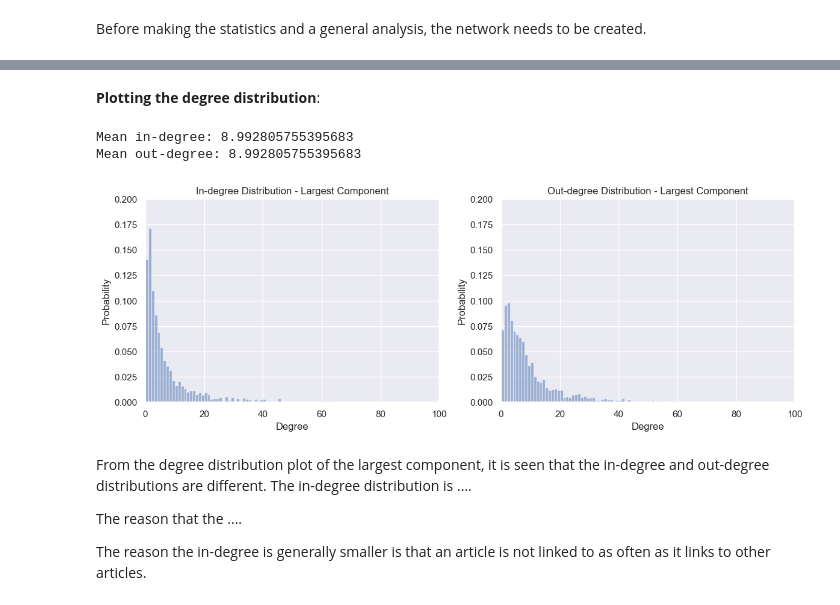
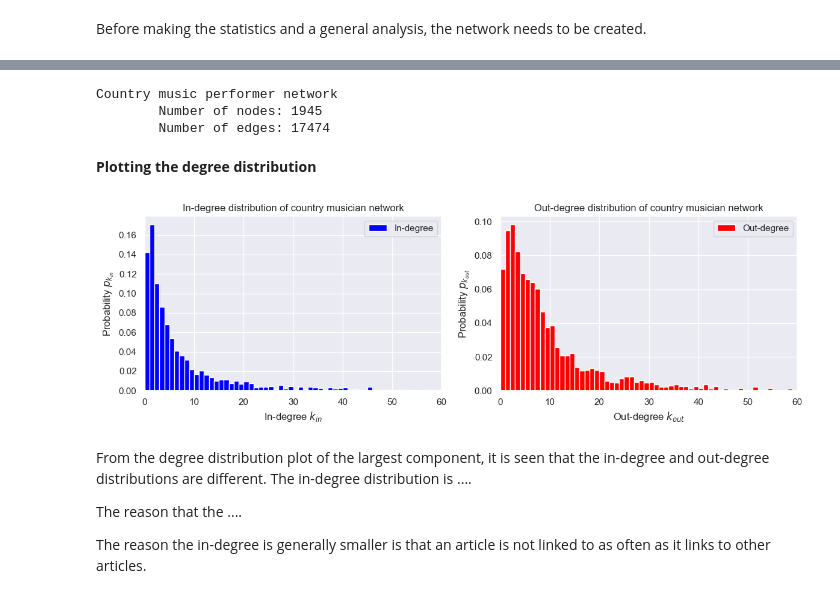
Before and after one commit to annaekner/social-graphs, a Jupyter notebook: Assignment 1/Assignment1.ipynb, the cells around one changed output, grey strips where cells are left out. Cells and saved outputs as stored; diff of their text form; code cells hidden in the pictures.

Commit message:
fixed plotting

```diff
--- a/Assignment 1/Assignment1.ipynb
+++ b/Assignment 1/Assignment1.ipynb
@@ -516,33 +513,43 @@ Number of edges in the largest component: 17500
+# %%
+# Generate country musician network
+country_performer_graph = create_performer_network(performers_list)
+# %%
+print("Country music performer network")
+print("\tNumber of nodes:", len(country_performer_graph.nodes))
+print("\tNumber of edges:", len(country_performer_graph.edges))
+# %% [output]
+Country music performer network
+        Number of nodes: 1945
+        Number of edges: 17474
 # %% [markdown]
-**Plotting the degree distribution**:
+**Plotting the degree distribution**
-# %%
-def plot_degree_distribution_seq(degree_sequence, title, color):
-    plt.hist(degree_sequence, bins=range(max(degree_sequence)+1), density=True, color=color)
-    plt.xlabel('Degree $k$')
-    plt.ylabel('Probability $P(k)$')
-    plt.title(title)
-
-# Degree distribution for the largest component
-in_degrees = dict(subgraph.in_degree())
-out_degrees = dict(subgraph.out_degree())
-
-plt.figure(figsize=(12, 12))
-plt.subplot(3, 2, 1)
-plot_degree_distribution_seq(list(in_degrees.values()), "In-degree distribution", color='blue')
-plt.xlim(0, 60)
-plt.ylim(0, 0.2)
-
-plt.subplot(3, 2, 2)
-plot_degree_distribution_seq(list(out_degrees.values()), "Out-degree distribution", color='red')
-plt.xlim(0, 60)
-plt.ylim(0, 0.2)
-
-plt.tight_layout()
-plt.show()
-# %% [output]
-Mean in-degree: 8.992805755395683
-Mean out-degree: 8.992805755395683
-[figure, removed]
+# %%
+def plot_in_out_degree_distributions(degree_sequence_in, degree_sequence_out, network_name, xlim = (0, 60)):
+    """
+    Plotting the in-degree and out-degree distributions of a network side-by-side
+    """
+    fig, ax = plt.subplots(1, 2, figsize = (12, 4))
+
+    ax[0].hist(degree_sequence_in, bins=range(max(degree_sequence_in)+1), density=True, label='In-degree', color='blue')
+    ax[0].set_title(f'In-degree distribution of {network_name}')
+    ax[0].set(xlabel = 'In-degree $k_{in}$', ylabel = 'Probability $p_{k_{in}}$', xlim = xlim)
+    ax[0].legend()
+
+    ax[1].hist(degree_sequence_out, bins=range(max(degree_sequence_out)+1), density=True, label='Out-degree', color='red')
+    ax[1].set_title(f'Out-degree distribution of {network_name}')
+    ax[1].set(xlabel = 'Out-degree $k_{out}$', ylabel = 'Probability $p_{k_{out}}$', xlim = xlim)
+    ax[1].legend()
+
+    plt.tight_layout()
+    plt.show()
+# %%
+# Degree distribution for the country musician network
+in_degrees = list(dict(country_performer_graph.in_degree()).values())
+out_degrees = list(dict(country_performer_graph.out_degree()).values())
+
+plot_in_out_degree_distributions(in_degrees, out_degrees, 'country musician network')
+# %% [output]
+[figure, added]
 # %% [markdown]
 From the degree distribution plot of the largest component, it is seen that the in-degree and out-degree distributions are different. The in-degree distribution is  ....
 
```
Also changed, not shown: parts of 5 cells of this notebook.
